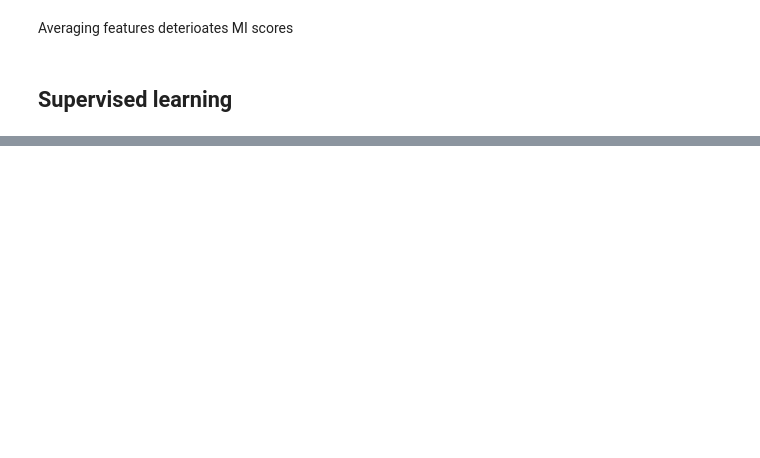
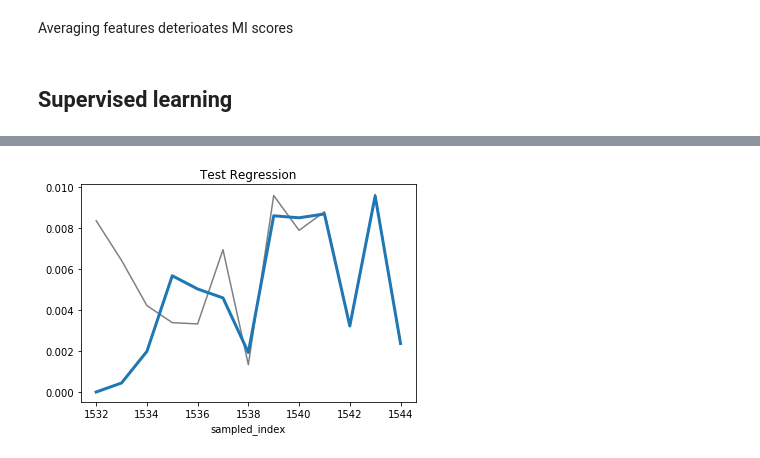
Before and after one commit to echefcy/kaggle, a Jupyter notebook: amex_defaults/ Solution.ipynb, the cells around one changed output, grey strips where cells are left out. Cells and saved outputs as stored; diff of their text form; code cells hidden in the pictures; blank space fills up the shorter version.

Commit message:
Linear regression

```diff
--- a/amex_defaults/ Solution.ipynb
+++ b/amex_defaults/ Solution.ipynb
@@ -540,0 +703,3 @@ Averaging features deterioates MI scores
+# %%
+testdata = sample1.loc[sample1['customer_ID'] == "001404030d4c78b76bf02e809387611bdf6b708a42c5890ecc057970b51bff87"]
+testdata
@@ -540,0 +723,20 @@ Averaging features deterioates MI scores
+# %%
+import math
+# Block for testing out linear regression
+column = 'D_139'
+# testdata.set_index((testdata['S_2'] - testdata['S_2'].iloc[0]).dt.days)
+testregX = pd.DataFrame((testdata['S_2'] - testdata['S_2'].iloc[0]).dt.days, index=testdata.index)
+for i in range(11):
+    testregX[f'poly{i}'] = testregX['S_2'] ** i
+model = LinearRegression(fit_intercept=False)
+model.fit(testregX, testdata[column])
+y_pred = pd.Series(model.predict(testregX), index=testregX.index)
+testdata.set_index(column)
+ax = testdata[column].plot(color='0.5', title='Test Regression')
+_ = y_pred.plot(ax=ax, linewidth=3, label='Trend')
+
+retframe = pd.DataFrame()
+for i in range(len(model.coef_)):
+    retframe[f'coef{i}'] = [model.coef_[i]]
+retframe
+# %% [output]
@@ -540,0 +745 @@ Averaging features deterioates MI scores
+[figure, added]
```
Also changed, not shown: parts of 33 cells of this notebook.
